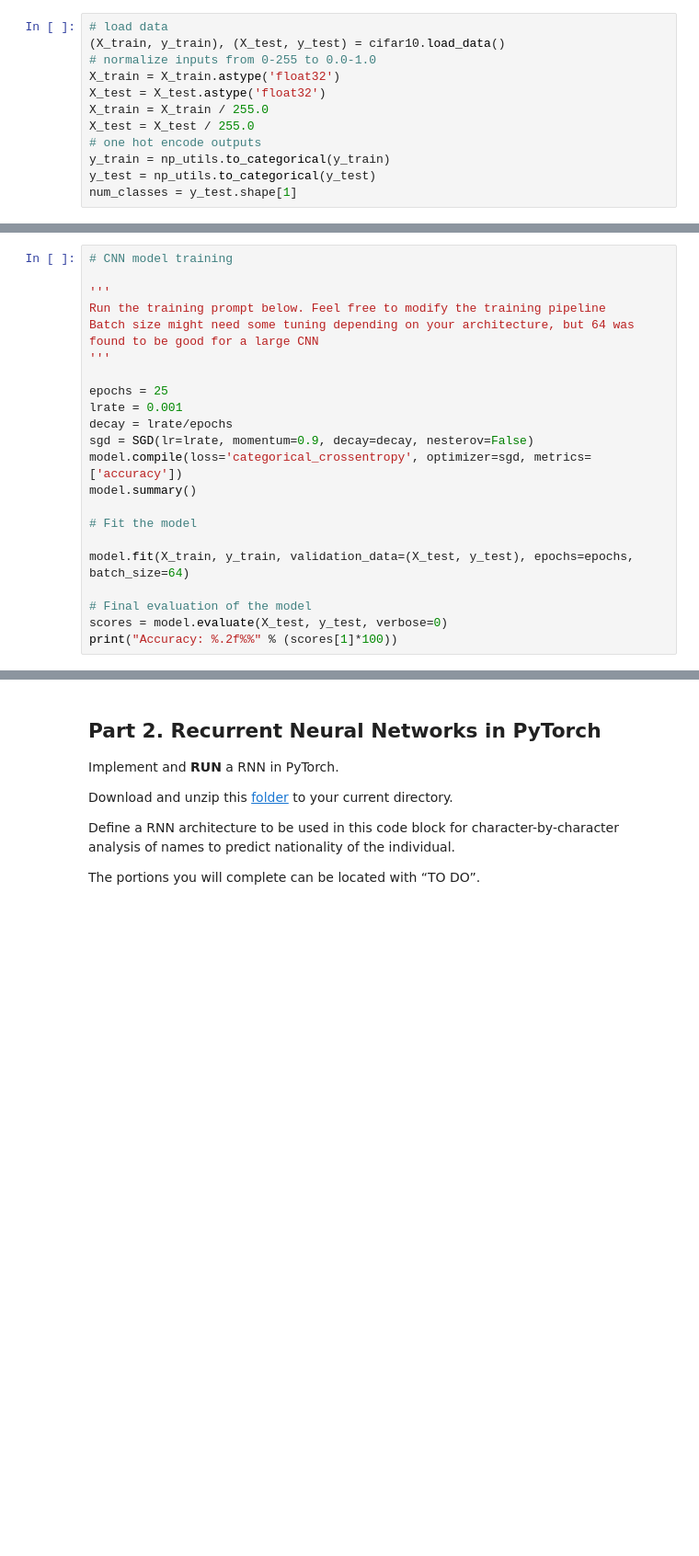
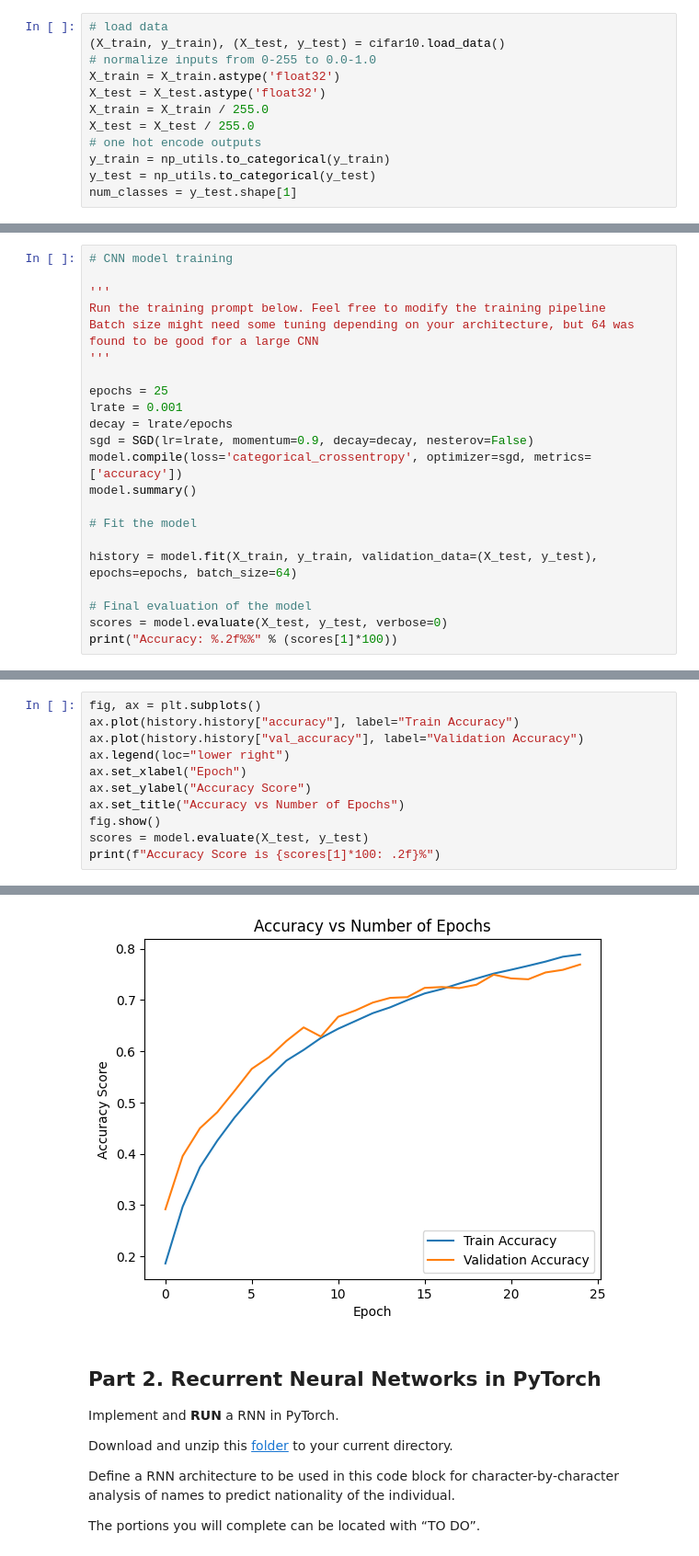
Before and after one commit to LeeChuh/CS_523, a Jupyter notebook: hw/Programming Exercise 1.ipynb, the cells around one changed output, grey strips where cells are left out. Shown at 92% size. Saved outputs shown, nothing was run; the diff lists cells and outputs as text; blank space fills up the shorter version.

```diff
--- a/hw/Programming Exercise 1.ipynb
+++ b/hw/Programming Exercise 1.ipynb
@@ -90,7 +91,7 @@ model.summary()
 
 # Fit the model
 
-model.fit(X_train, y_train, validation_data=(X_test, y_test), epochs=epochs, batch_size=64)
+history = model.fit(X_train, y_train, validation_data=(X_test, y_test), epochs=epochs, batch_size=64)
 
 # Final evaluation of the model
 scores = model.evaluate(X_test, y_test, verbose=0)
@@ -136,0 +138,12 @@ Accuracy: 75.91%
+# %%
+fig, ax = plt.subplots()
+ax.plot(history.history["accuracy"], label="Train Accuracy")
+ax.plot(history.history["val_accuracy"], label="Validation Accuracy")
+ax.legend(loc="lower right")
+ax.set_xlabel("Epoch")
+ax.set_ylabel("Accuracy Score")
+ax.set_title("Accuracy vs Number of Epochs")
+fig.show()
+scores = model.evaluate(X_test, y_test)
+print(f"Accuracy Score is {scores[1]*100: .2f}%")
+# %% [output]
@@ -137,3 +152,4 @@ Accuracy: 75.91%
+[figure, added]
 # %% [markdown]
 Part 2. Recurrent Neural Networks in PyTorch
 --------------------
```
Also changed, not shown: parts of 6 cells of this notebook.
